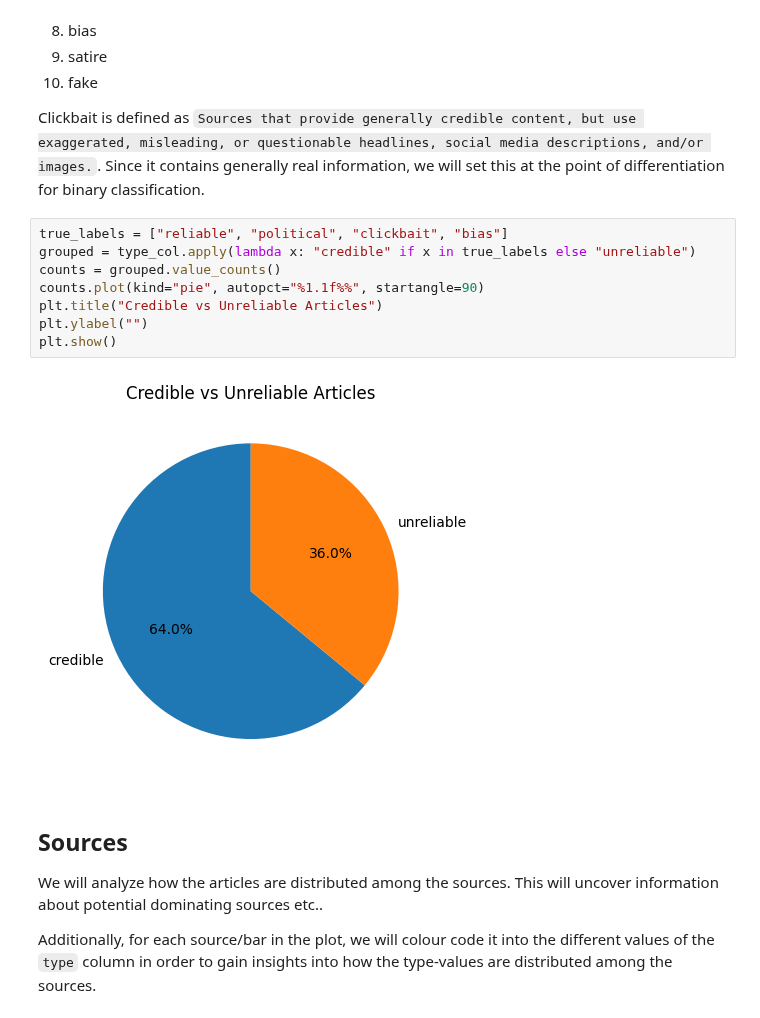
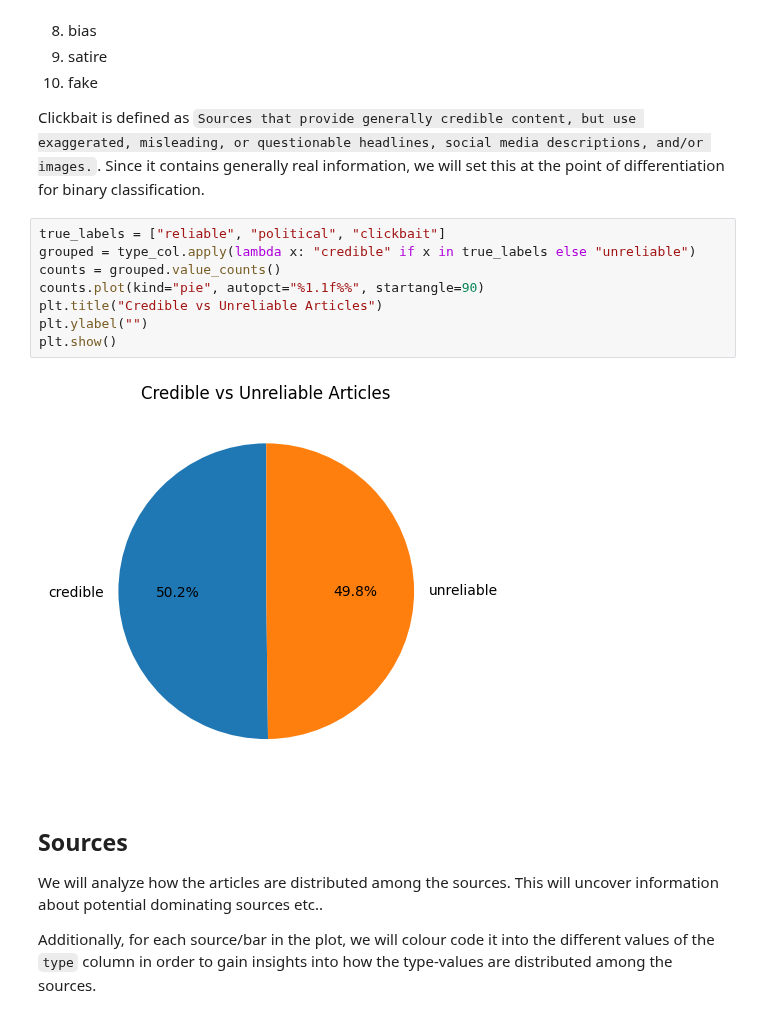
Before and after one commit to BimmerBass/GDS2026, a Jupyter notebook: data_analysis.ipynb, the cells around one changed output. Cells and saved outputs as stored; diff of their text form.

````diff
--- a/data_analysis.ipynb
+++ b/data_analysis.ipynb
@@ -57,15 +57,15 @@ It is clear that these labels are somewhat continuous, and from [Fake News Corpu
 
 Clickbait is defined as ```Sources that provide generally credible content, but use exaggerated, misleading, or questionable headlines, social media descriptions, and/or images.```. Since it contains generally real information, we will set this at the point of differentiation for binary classification.
 # %%
-true_labels = ["reliable", "political", "clickbait", "bias"]
+true_labels = ["reliable", "political", "clickbait"]
 grouped = type_col.apply(lambda x: "credible" if x in true_labels else "unreliable")
 counts = grouped.value_counts()
 counts.plot(kind="pie", autopct="%1.1f%%", startangle=90)
 plt.title("Credible vs Unreliable Articles")
 plt.ylabel("")
 plt.show()
 # %% [output]
-[figure, old version]
+[figure, new version]
 # %% [markdown]
 ## Sources
 We will analyze how the articles are distributed among the sources. This will uncover information about potential dominating sources etc..
````
Also changed, not shown: parts of 1 cell of this notebook, 7 other files.
